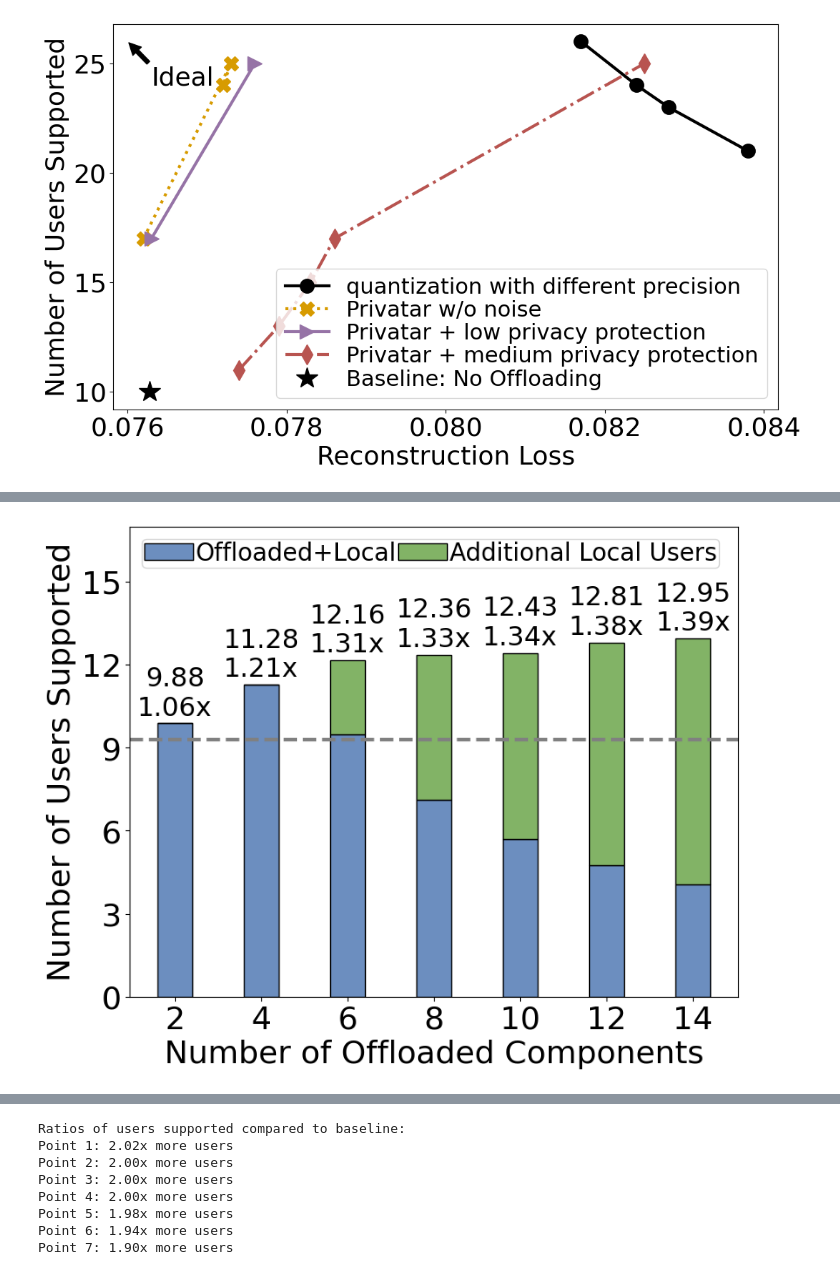
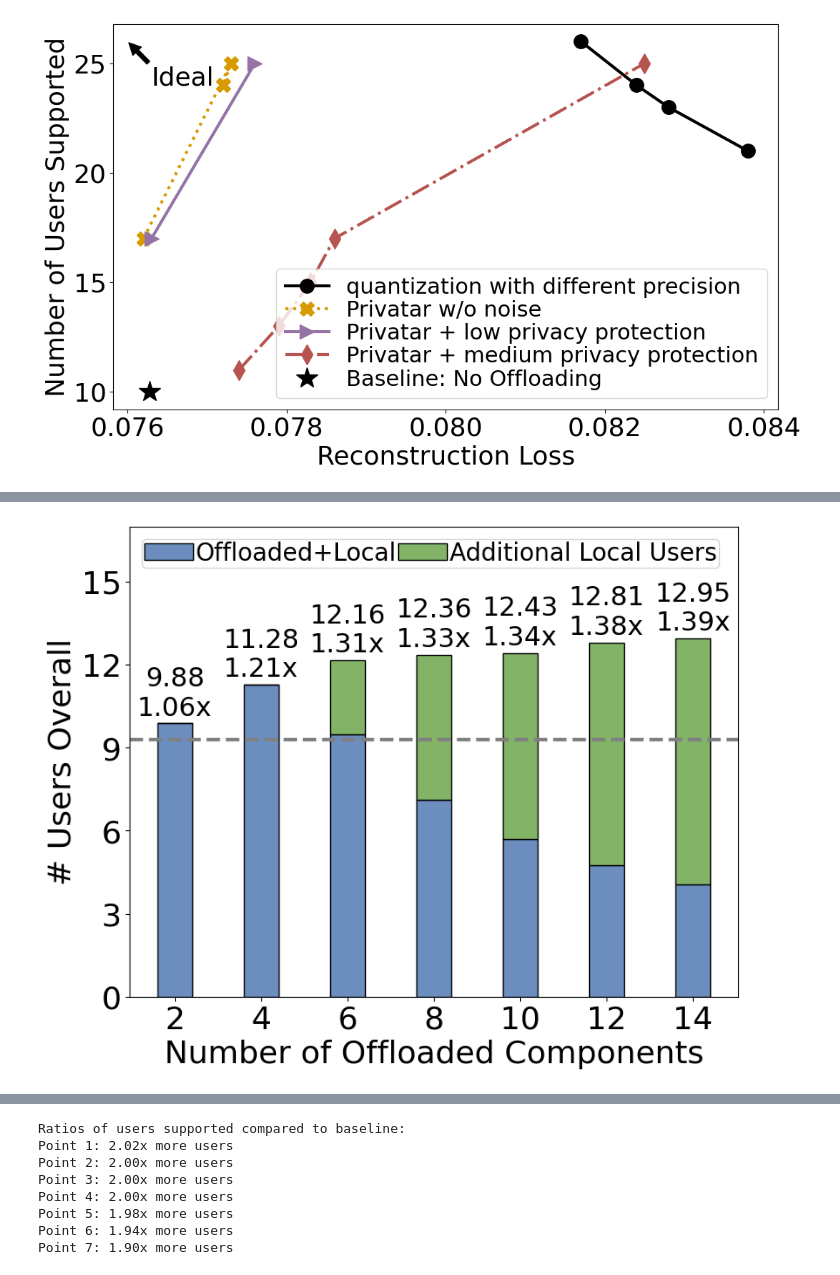
Before and after one commit to georgia-tech-synergy-lab/Privatar, a Jupyter notebook: custom_scripts/figure_drawer/results_fig.ipynb, the cells around one changed output, grey strips where cells are left out. Cells and saved outputs as stored; diff of their text form; code cells hidden in the pictures.

```diff
--- a/custom_scripts/figure_drawer/results_fig.ipynb
+++ b/custom_scripts/figure_drawer/results_fig.ipynb
@@ -1386,35 +1470,35 @@ MEDIUM_SIZE = 24
 BIGGER_SIZE = 26
 
 # Create the stacked bar chart
 width = 0.8
 p1 = plt.axhline(y=baseline_number_of_users, color='grey', linestyle='--', linewidth=3)
 p1 = plt.bar(num_offloaded_components, offloaded_users, width, color=color_list[0], label='Offloaded+Local', edgecolor='black')
 p2 = plt.bar(num_offloaded_components, local_extra_users, width, bottom=offloaded_users, color=color_list[1], label='Additional Local Users', edgecolor='black')
 
 # Add total users text and ratio text on top of each bar
 for i in range(len(num_offloaded_components)):
     total = offloaded_users[i] + local_extra_users[i]
     ratio = total / baseline_number_of_users
     plt.text(num_offloaded_components[i], total + 0.1, f'{total:.2f}\n{ratio:.2f}x',
              ha='center', va='bottom', fontsize=SMALL_SIZE)
 
 plt.xlabel('Number of Offloaded Components')
-plt.ylabel('Number of Users Supported')
+plt.ylabel('# Users Overall')
 plt.xticks(num_offloaded_components)
 plt.yticks(range(0, 18, 3))
 plt.ylim(0, 17)
 plt.legend(fontsize=20, loc='upper left', ncol=2, labelspacing=0, handletextpad=0.1, columnspacing=0.1, borderpad=0.1)
 
 plt.rc('font', size=BIGGER_SIZE)
 plt.rc('axes', titlesize=BIGGER_SIZE)
 plt.rc('axes', labelsize=BIGGER_SIZE)
 plt.rc('xtick', labelsize=BIGGER_SIZE)
 plt.rc('ytick', labelsize=BIGGER_SIZE)
 plt.rc('legend', fontsize=SMALL_SIZE)
 plt.savefig('total_users_quest3.pdf', bbox_inches="tight", transparent=True)
 plt.show()
 # %% [output]
-[figure, old version]
+[figure, new version]
 # %%
 import matplotlib.pyplot as plt
 import numpy as np
```
Also changed, not shown: parts of 5 cells of this notebook, 10 other files.
